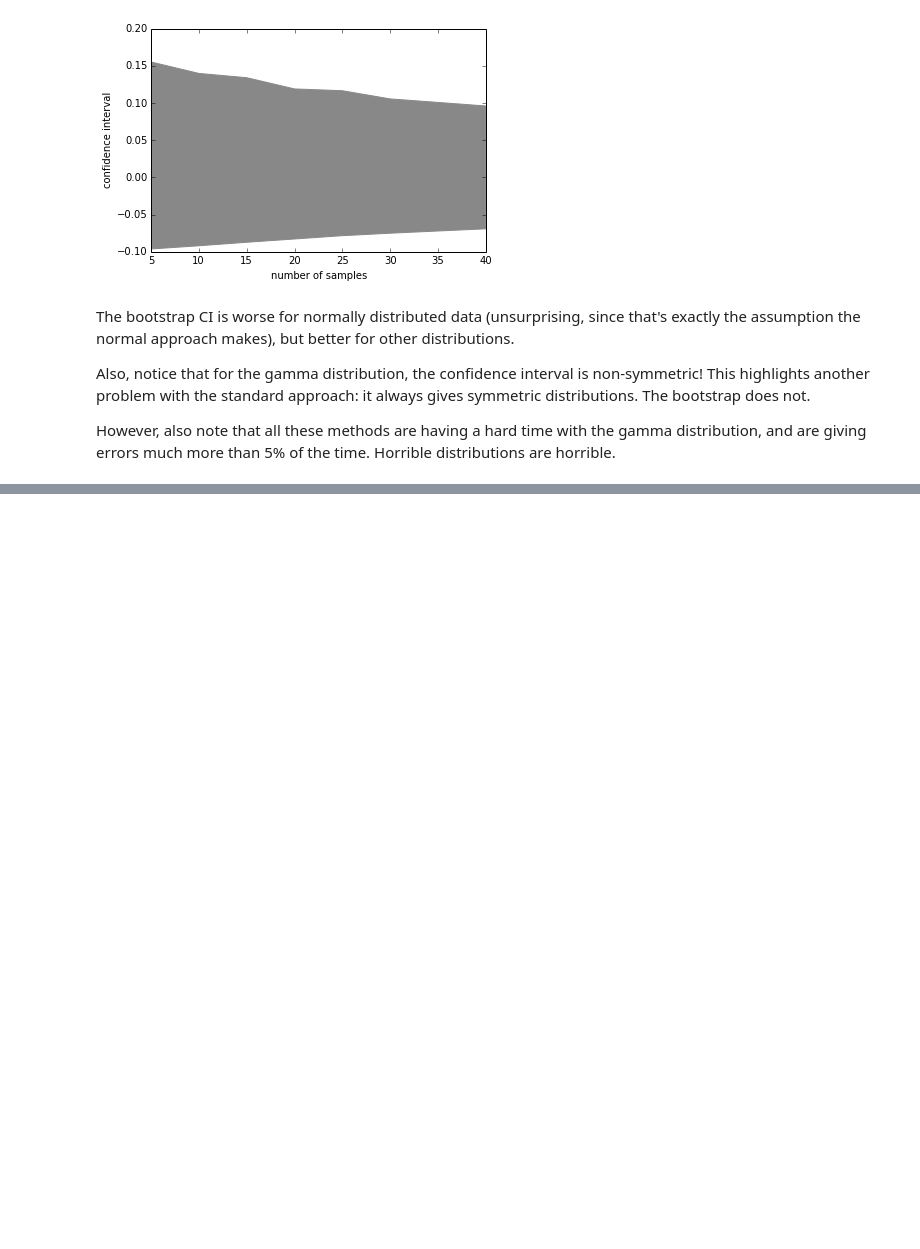
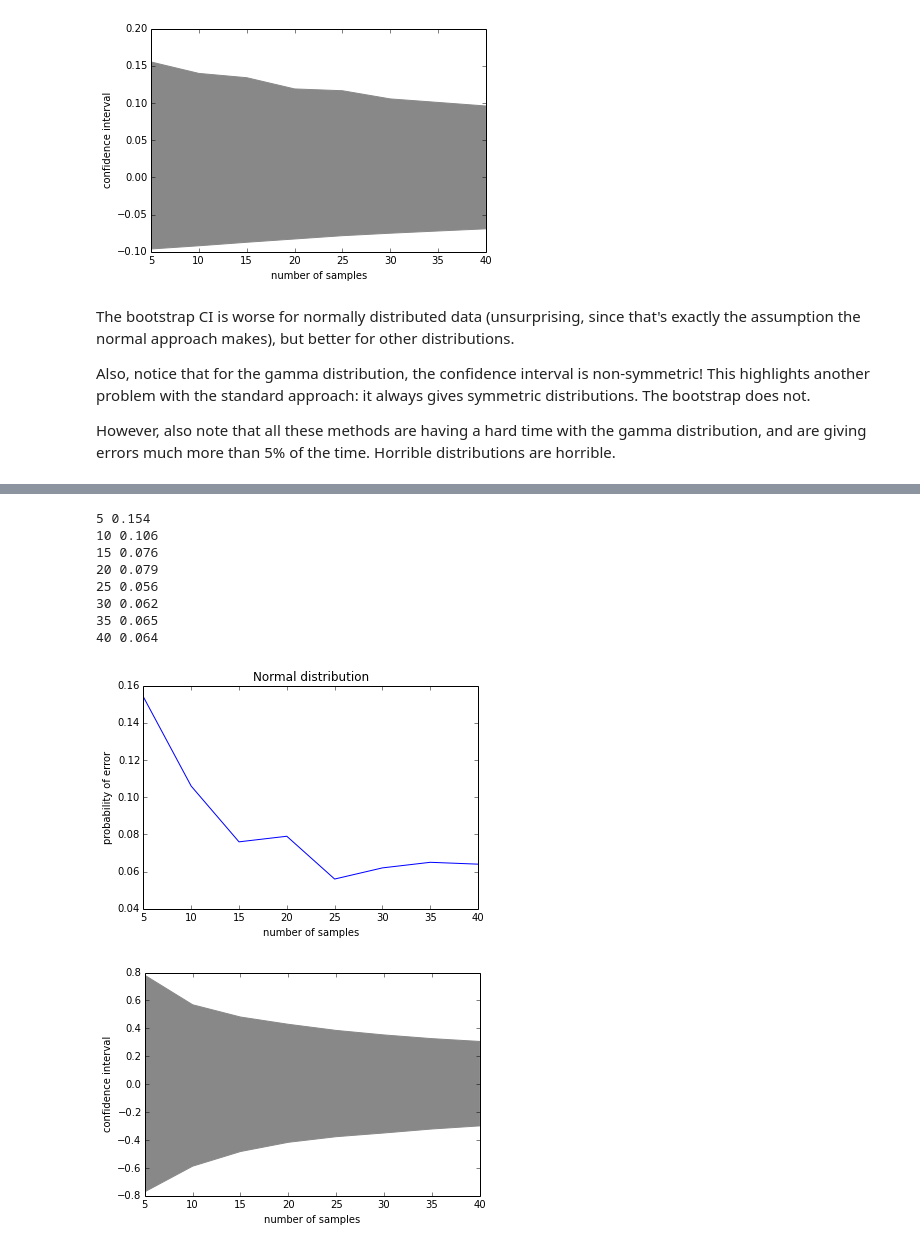
Before and after one commit to ctn-waterloo/best-practices, a Jupyter notebook: Confidence Intervals - bootstrap.ipynb, the cells around one changed output, grey strips where cells are left out. Saved outputs shown, nothing was run; the diff lists cells and outputs as text; code cells hidden in the pictures; blank space fills up the shorter version.

```diff
--- a/Confidence Intervals - bootstrap.ipynb
+++ b/Confidence Intervals - bootstrap.ipynb
@@ -591,0 +650,44 @@ However, also note that all these methods are having a hard time with the gamma
+# %%
+import scikits.bootstrap
+
+def test_inside_bounds(n_samples):
+    data = rng.normal(size=n_samples)
+    ci = scikits.bootstrap.ci(data, np.average, method='abc', n_samples=3000)
+    if ci[0] > 0 or ci[1] < 0:
+        return 1, ci
+    else:
+        return 0, ci
+
+Ss = [5, 10, 15, 20, 25, 30, 35, 40]
+rs = []
+mins = []
+maxs = []
+for S in Ss:
+    results = [test_inside_bounds(n_samples=S) for i in range(1000)]
+    rs.append(np.mean([r[0] for r in results]))
+    mins.append(np.mean([r[1][0] for r in results]))
+    maxs.append(np.mean([r[1][1] for r in results]))
+    print S, rs[-1]
+
+
+pylab.figure()
+pylab.title('Normal distribution')
+pylab.plot(Ss, rs)
+pylab.xlabel('number of samples')
+pylab.ylabel('probability of error')
+pylab.figure()
+pylab.fill_between(Ss, mins, maxs, color='#888888')
+pylab.xlabel('number of samples')
+pylab.ylabel('confidence interval')
+pylab.show()
+# %% [output]
+5 0.154
+10 0.106
+15 0.076
+20 0.079
+25 0.056
+30 0.062
+35 0.065
+40 0.064
+[figure, added]
+[figure, added]
```
Also changed, not shown: parts of 4 cells of this notebook.
